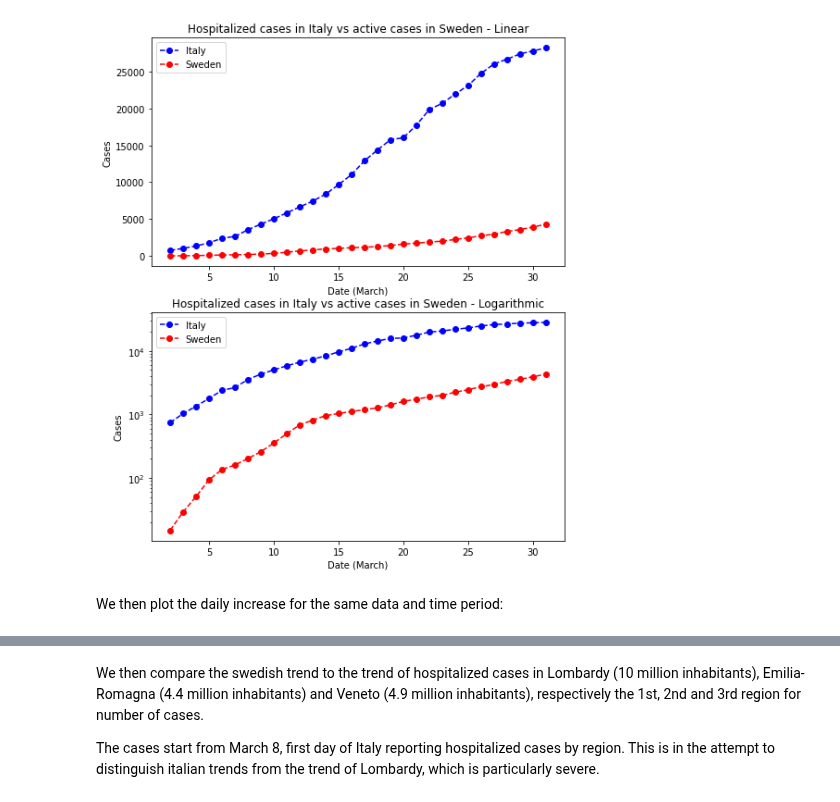
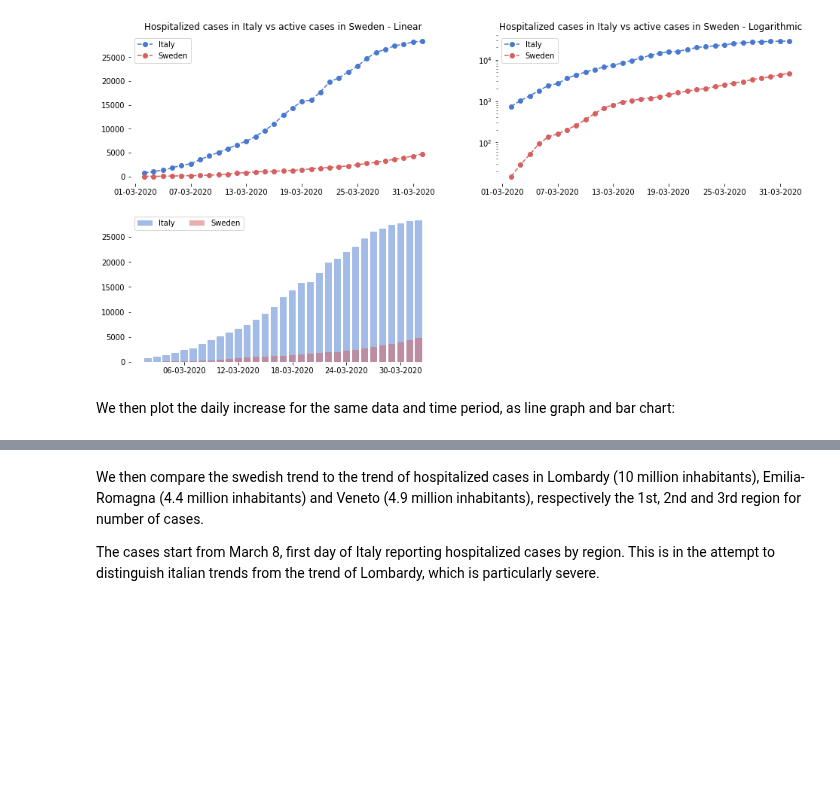
Before and after one commit to eera-l/Covid19-Sweden-Overview, a Jupyter notebook: c19-it-swe.ipynb, the cells around one changed output, grey strips where cells are left out. Saved outputs shown, nothing was run; the diff lists cells and outputs as text; code cells hidden in the pictures; blank space fills up the shorter version.

```diff
--- a/c19-it-swe.ipynb
+++ b/c19-it-swe.ipynb
@@ -131,45 +133,61 @@ We then compare the same data for the two countries from March 2nd (the first da
 # %%
 import numpy as np
 import matplotlib.pyplot as plt
+import matplotlib.dates as mdates
+import seaborn as sns
+import datetime as dt
 
 italy_hospitalized = [742, 1034, 1346, 1790, 2394, 2651, 3550, 4316,
                      5038, 5838, 6650, 7426, 8372, 9663, 11025,
                      12894, 14363, 15757, 16020, 17708, 19846,
                      20692, 21937, 23112, 24753, 26029, 26676,
-                     27386, 27795, 28192]
+                     27386, 27795, 28192, 28403]
 
 sweden_active = [15, 29, 51, 93, 136, 160, 202, 259, 354, 498, 685,
                 812, 958, 1036, 1113, 1187, 1276, 1412, 1607, 1734,
                 1897, 2003, 2243, 2448, 2747, 2948, 3326,
-                3574, 3928, 4291]
+                3574, 3928, 4291, 4735]
 
-x = np.arange(2, len(italy_hospitalized) + 2)
+start = dt.date(2020, 3, 2)
+end = start + dt.timedelta(days=len(italy_hospitalized))
+days = mdates.drange(start, end, dt.timedelta(days=1))
+
 
 fig = plt.figure()
-ax1 = fig.add_subplot(211)
-ax1.plot(x, italy_hospitalized, '--bo', label='Italy')
-ax1.plot(x, sweden_active, '--ro', label='Sweden')
+ax1 = fig.add_subplot(221)
+ax1.plot(days, italy_hospitalized, '--bo', label='Italy')
+ax1.plot(days, sweden_active, '--ro', label='Sweden')
 ax1.legend(loc="upper left")
 ax1.set_title('Hospitalized cases in Italy vs active cases in Sweden - Linear')
-ax1.set_xlabel('Date (March)')
-ax1.set_ylabel('Cases')
+ax1.xaxis.set_major_formatter(mdates.DateFormatter('%d-%m-%Y'))
+ax1.xaxis.set_major_locator(mdates.DayLocator(interval=6))
 
-ax2 = fig.add_subplot(212)
-ax2.plot(x, italy_hospitalized, '--bo', label='Italy')
-ax2.plot(x, sweden_active, '--ro', label='Sweden')
+ax2 = fig.add_subplot(222)
+ax2.plot(days, italy_hospitalized, '--bo', label='Italy')
+ax2.plot(days, sweden_active, '--ro', label='Sweden')
 ax2.legend(loc="upper left")
 ax2.set_title('Hospitalized cases in Italy vs active cases in Sweden - Logarithmic')
-ax2.set_xlabel('Date (March)')
-ax2.set_ylabel('Cases')
 ax2.set_yscale('log')
+ax2.xaxis.set_major_formatter(mdates.DateFormatter('%d-%m-%Y'))
+ax2.xaxis.set_major_locator(mdates.DayLocator(interval=6))
 
-fig.set_figheight(10)
-fig.set_figwidth(8)
+ax3 = fig.add_subplot(223)
+
+ax3.bar(days, italy_hospitalized, color='b', alpha=0.5, label='Italy')
+ax3.bar(days, sweden_active, color='r', alpha=0.5, label='Sweden')
+ax3.legend(ncol = 2, loc = 'upper left')
+ax3.xaxis.set_major_formatter(mdates.DateFormatter('%d-%m-%Y'))
+ax3.xaxis.set_major_locator(mdates.DayLocator(interval=6))
+
+sns.set_color_codes('muted')
+sns.despine(left = True, bottom = True)
+fig.set_figheight(8)
+fig.set_figwidth(16)
 plt.show()
 # %% [output]
-[figure, old version]
+[figure, new version]
 # %% [markdown]
-We then plot the daily increase for the same data and time period:
+We then plot the daily increase for the same data and time period, as line graph and bar chart:
 # %%
 import numpy as np
 import matplotlib.pyplot as plt
```
Also changed, not shown: parts of 9 cells of this notebook.
